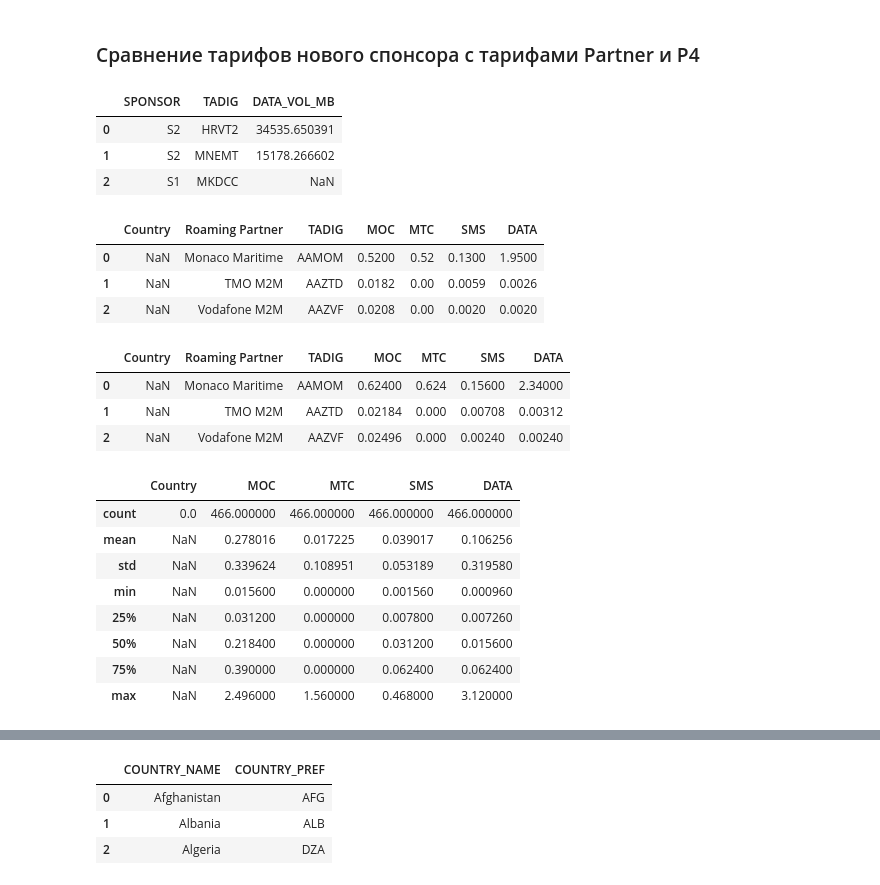
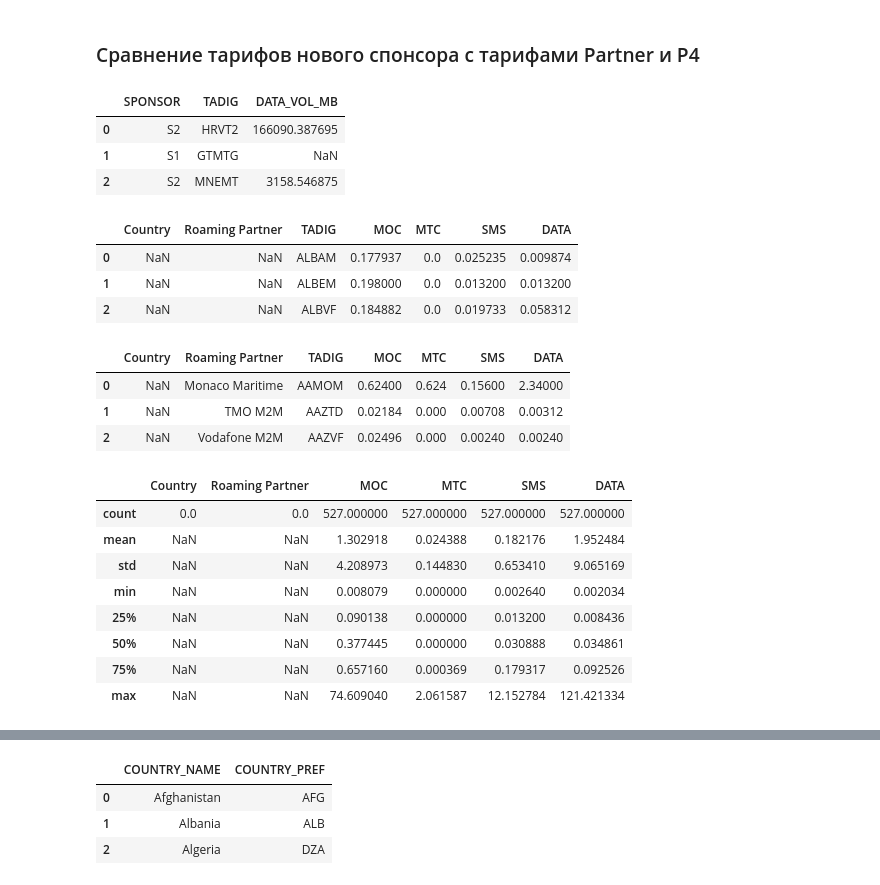
Before and after one commit to balobinp/RB_BD, a Jupyter notebook: RB_COMPARE_TARIFF_190431.ipynb, the cells around one changed output, grey strips where cells are left out. Cells and saved outputs as stored; diff of their text form; code cells hidden in the pictures.

```diff
--- a/RB_COMPARE_TARIFF_190431.ipynb
+++ b/RB_COMPARE_TARIFF_190431.ipynb
@@ -11,10 +11,10 @@ import numpy as np
 downloads = r'c:\Users\balob\Downloads\DATA'
 
 # Country;Roaming Partner;TADIG;MOC;MTC;SMS;DATA;Service
-file_tariffs_new_sponsor = 'POL03_IOT_proposal_2019.csv'
+file_tariffs_new_sponsor = 'S9_191125_old.csv'
 
-dmi_allowed_list = 'DMI.dmi_allowed_list_export_Thu_May_30_2019.csv'
-bss_usage = 'bss_usage_2019_05.csv'
+dmi_allowed_list = 'DMI.dmi_allowed_list_export_Mon_Nov_25_2019.csv'
+bss_usage = 'bss_usage_2019_08.csv'
 # %%
 # Получаем Data usage для Combined
 
@@ -39,20 +39,20 @@ df_comb_usage = pd.merge(df_al, df_usage, how='left', on=['TADIG', 'SPONSOR'])
 df_comb_usage.head(3)
 # %% [output]
 |  | SPONSOR | TADIG | DATA_VOL_MB |
-| 0 | S2 | HRVT2 | 34535.650391 |
-| 1 | S2 | MNEMT | 15178.266602 |
-| 2 | S1 | MKDCC | NaN |
+| 0 | S2 | HRVT2 | 166090.387695 |
+| 1 | S1 | GTMTG | NaN |
+| 2 | S2 | MNEMT | 3158.546875 |
 # %%
 # Получаем данные тарифов нового Спонсора
 
-df_new_sponsor = pd.read_csv(path.join(downloads, file_tariffs_new_sponsor), sep=';')
+df_new_sponsor = pd.read_csv(path.join(downloads, file_tariffs_new_sponsor), sep=',')
 df_new_sponsor.drop(['Service'], axis=1, inplace=True)
 df_new_sponsor.head(3)
 # %% [output]
 |  | Country | Roaming Partner | TADIG | MOC | MTC | SMS | DATA |
-| 0 | NaN | Monaco Maritime | AAMOM | 0.5200 | 0.52 | 0.1300 | 1.9500 |
-| 1 | NaN | TMO M2M | AAZTD | 0.0182 | 0.00 | 0.0059 | 0.0026 |
-| 2 | NaN | Vodafone M2M | AAZVF | 0.0208 | 0.00 | 0.0020 | 0.0020 |
+| 0 | NaN | NaN | ALBAM | 0.177937 | 0.0 | 0.025235 | 0.009874 |
+| 1 | NaN | NaN | ALBEM | 0.198000 | 0.0 | 0.013200 | 0.013200 |
+| 2 | NaN | NaN | ALBVF | 0.184882 | 0.0 | 0.019733 | 0.058312 |
 # %%
 # Очистка данных от EUR, - и преобразование нескольких TADIG в один (Опционально)
 
@@ -110,15 +110,15 @@ df_new_sponsor.head(3)
 # %%
 df_new_sponsor.describe()
 # %% [output]
-|  | Country | MOC | MTC | SMS | DATA |
-| count | 0.0 | 466.000000 | 466.000000 | 466.000000 | 466.000000 |
-| mean | NaN | 0.278016 | 0.017225 | 0.039017 | 0.106256 |
-| std | NaN | 0.339624 | 0.108951 | 0.053189 | 0.319580 |
-| min | NaN | 0.015600 | 0.000000 | 0.001560 | 0.000960 |
-| 25% | NaN | 0.031200 | 0.000000 | 0.007800 | 0.007260 |
-| 50% | NaN | 0.218400 | 0.000000 | 0.031200 | 0.015600 |
-| 75% | NaN | 0.390000 | 0.000000 | 0.062400 | 0.062400 |
-| max | NaN | 2.496000 | 1.560000 | 0.468000 | 3.120000 |
+|  | Country | Roaming Partner | MOC | MTC | SMS | DATA |
+| count | 0.0 | 0.0 | 527.000000 | 527.000000 | 527.000000 | 527.000000 |
+| mean | NaN | NaN | 1.302918 | 0.024388 | 0.182176 | 1.952484 |
+| std | NaN | NaN | 4.208973 | 0.144830 | 0.653410 | 9.065169 |
+| min | NaN | NaN | 0.008079 | 0.000000 | 0.002640 | 0.002034 |
+| 25% | NaN | NaN | 0.090138 | 0.000000 | 0.013200 | 0.008436 |
+| 50% | NaN | NaN | 0.377445 | 0.000000 | 0.030888 | 0.034861 |
+| 75% | NaN | NaN | 0.657160 | 0.000369 | 0.179317 | 0.092526 |
+| max | NaN | NaN | 74.609040 | 2.061587 | 12.152784 | 121.421334 |
 # %%
 # Загружаем текущие тарифы Partner и P4
 
```
Also changed, not shown: parts of 9 cells of this notebook, 45 other files.
